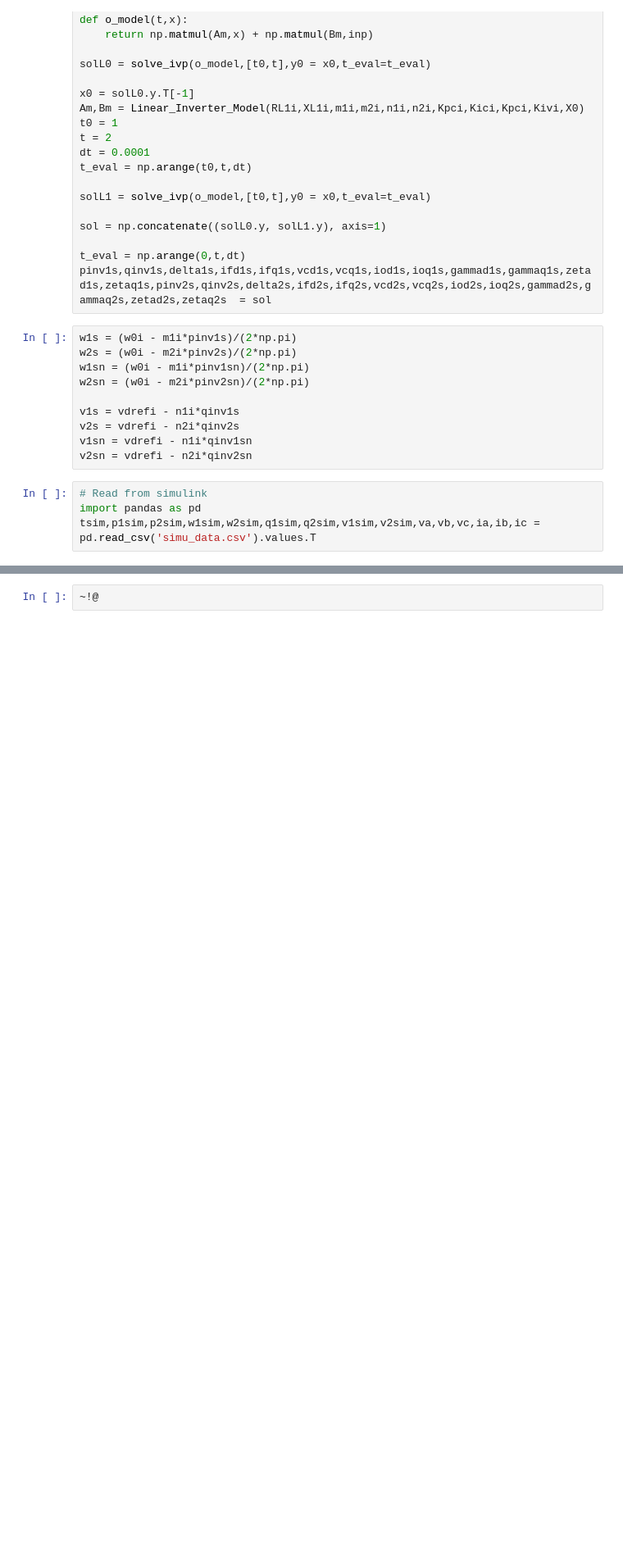
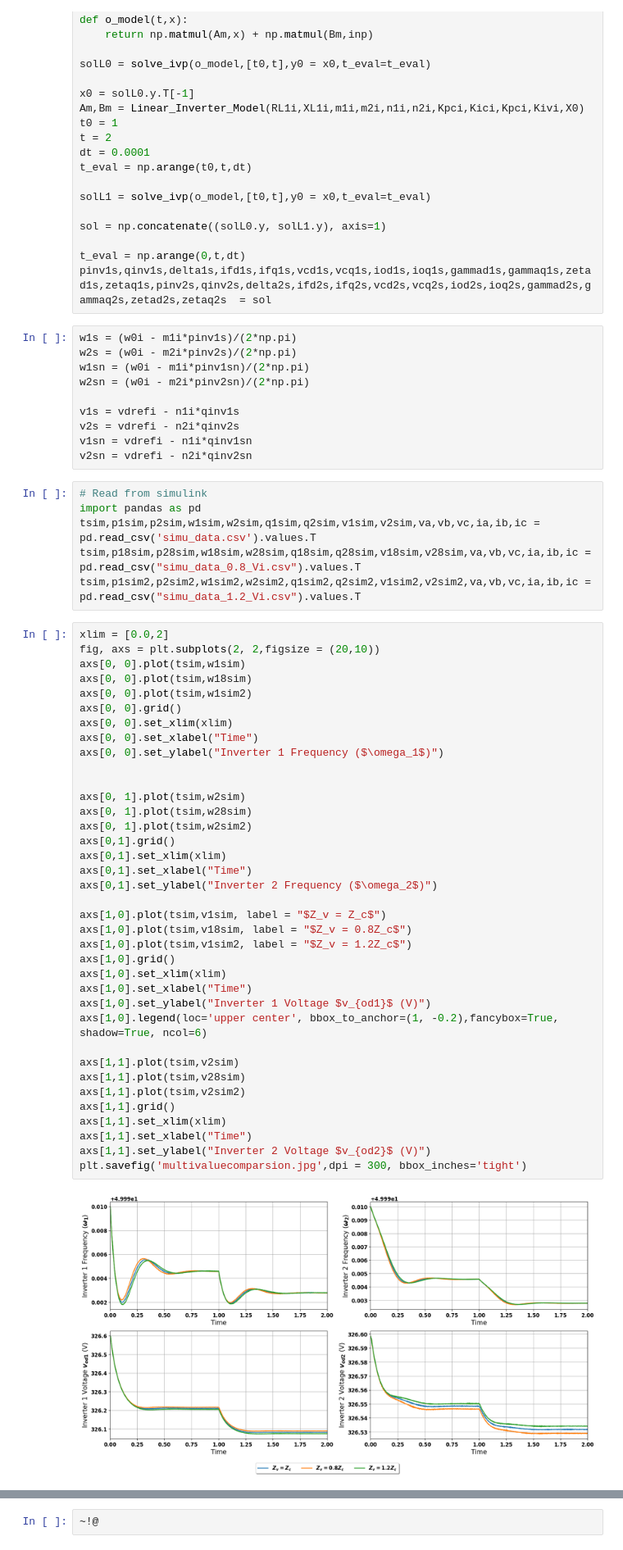
Before and after one commit to deependran7/Virtual-Impedance-Inverter, a Jupyter notebook: Parallel Inverter Virtual Impedance/Analysis_Notes.ipynb, the cells around one changed output, grey strips where cells are left out. Shown: that part at 82% size. Saved outputs shown, nothing was run; the diff lists cells and outputs as text; blank space fills up the shorter version.

```diff
--- a/Parallel Inverter Virtual Impedance/Analysis_Notes.ipynb
+++ b/Parallel Inverter Virtual Impedance/Analysis_Notes.ipynb
@@ -159,4 +159,45 @@ v2sn = vdrefi - n2i*qinv2sn
 # Read from simulink
 import pandas as pd
 tsim,p1sim,p2sim,w1sim,w2sim,q1sim,q2sim,v1sim,v2sim,va,vb,vc,ia,ib,ic = pd.read_csv('simu_data.csv').values.T
+tsim,p18sim,p28sim,w18sim,w28sim,q18sim,q28sim,v18sim,v28sim,va,vb,vc,ia,ib,ic = pd.read_csv("simu_data_0.8_Vi.csv").values.T
+tsim,p1sim2,p2sim2,w1sim2,w2sim2,q1sim2,q2sim2,v1sim2,v2sim2,va,vb,vc,ia,ib,ic = pd.read_csv("simu_data_1.2_Vi.csv").values.T
+# %%
+xlim = [0.0,2]
+fig, axs = plt.subplots(2, 2,figsize = (20,10))
+axs[0, 0].plot(tsim,w1sim)
+axs[0, 0].plot(tsim,w18sim)
+axs[0, 0].plot(tsim,w1sim2)
+axs[0, 0].grid()
+axs[0, 0].set_xlim(xlim)
+axs[0, 0].set_xlabel("Time")
+axs[0, 0].set_ylabel("Inverter 1 Frequency ($\omega_1$)")
+
+
+axs[0, 1].plot(tsim,w2sim)
+axs[0, 1].plot(tsim,w28sim)
+axs[0, 1].plot(tsim,w2sim2)
+axs[0,1].grid()
+axs[0,1].set_xlim(xlim)
+axs[0,1].set_xlabel("Time")
+axs[0,1].set_ylabel("Inverter 2 Frequency ($\omega_2$)")
+
+axs[1,0].plot(tsim,v1sim, label = "$Z_v = Z_c$")
+axs[1,0].plot(tsim,v18sim, label = "$Z_v = 0.8Z_c$")
+axs[1,0].plot(tsim,v1sim2, label = "$Z_v = 1.2Z_c$")
+axs[1,0].grid()
+axs[1,0].set_xlim(xlim)
+axs[1,0].set_xlabel("Time")
+axs[1,0].set_ylabel("Inverter 1 Voltage $v_{od1}$ (V)")
+axs[1,0].legend(loc='upper center', bbox_to_anchor=(1, -0.2),fancybox=True, shadow=True, ncol=6)
+
+axs[1,1].plot(tsim,v2sim)
+axs[1,1].plot(tsim,v28sim)
+axs[1,1].plot(tsim,v2sim2)
+axs[1,1].grid()
+axs[1,1].set_xlim(xlim)
+axs[1,1].set_xlabel("Time")
+axs[1,1].set_ylabel("Inverter 2 Voltage $v_{od2}$ (V)")
+plt.savefig('multivaluecomparsion.jpg',dpi = 300, bbox_inches='tight')
+# %% [output]
+[figure, added]
 # %%
```
Also changed, not shown: parts of 14 cells of this notebook, 18 other files.
